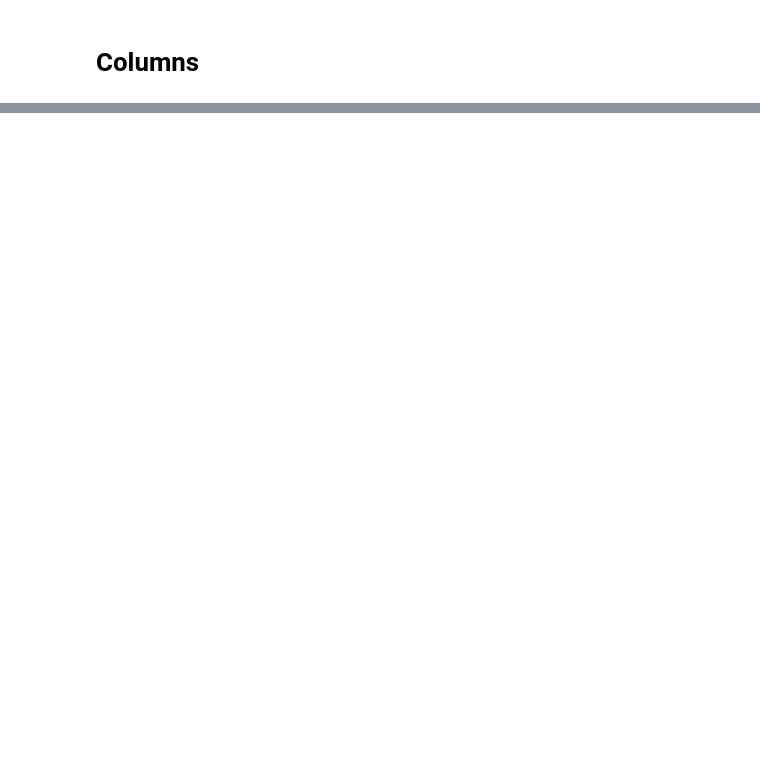
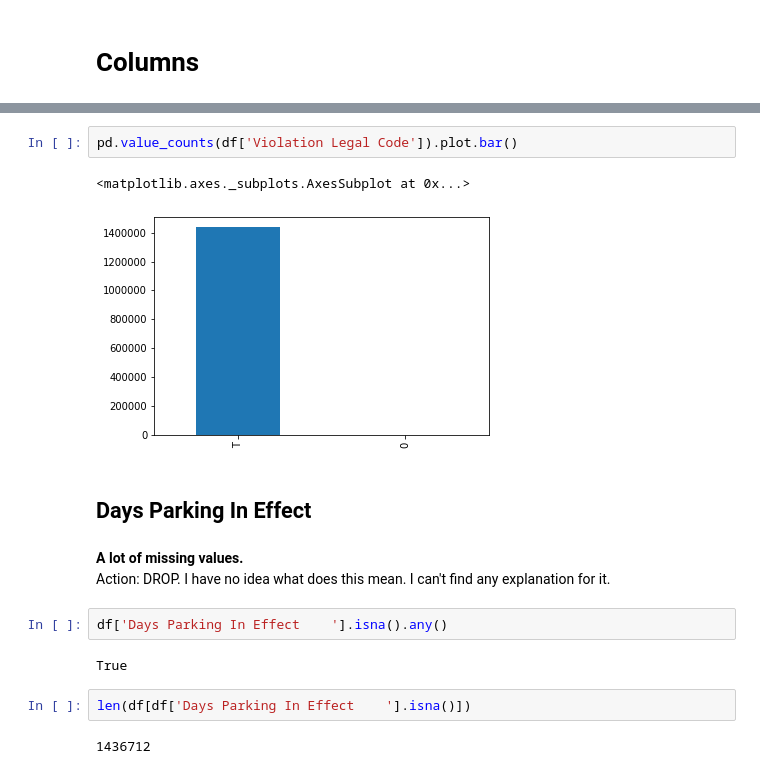
Before and after one commit to i3li/ny-parking-violations-pipeline, a Jupyter notebook: DataExploration.ipynb, the cells around one changed output, grey strips where cells are left out. Drawn from its saved outputs; the diff is of its cells as text; blank space fills up the shorter version.

```diff
--- a/DataExploration.ipynb
+++ b/DataExploration.ipynb
@@ -332,0 +1051,18 @@ vc_df.head()
+# %%
+pd.value_counts(df['Violation Legal Code']).plot.bar()
+# %% [output]
+<matplotlib.axes._subplots.AxesSubplot at 0x...>
+[figure, added]
+# %% [markdown]
+## Days Parking In Effect
+# %% [markdown]
+**A lot of missing values.**
+Action: DROP. I have no idea what does this mean. I can't find any explanation for it.
+# %%
+df['Days Parking In Effect    '].isna().any()
+# %% [output]
+True
+# %%
+len(df[df['Days Parking In Effect    '].isna()])
+# %% [output]
+1436712
```
Also changed, not shown: parts of 336 cells of this notebook.
